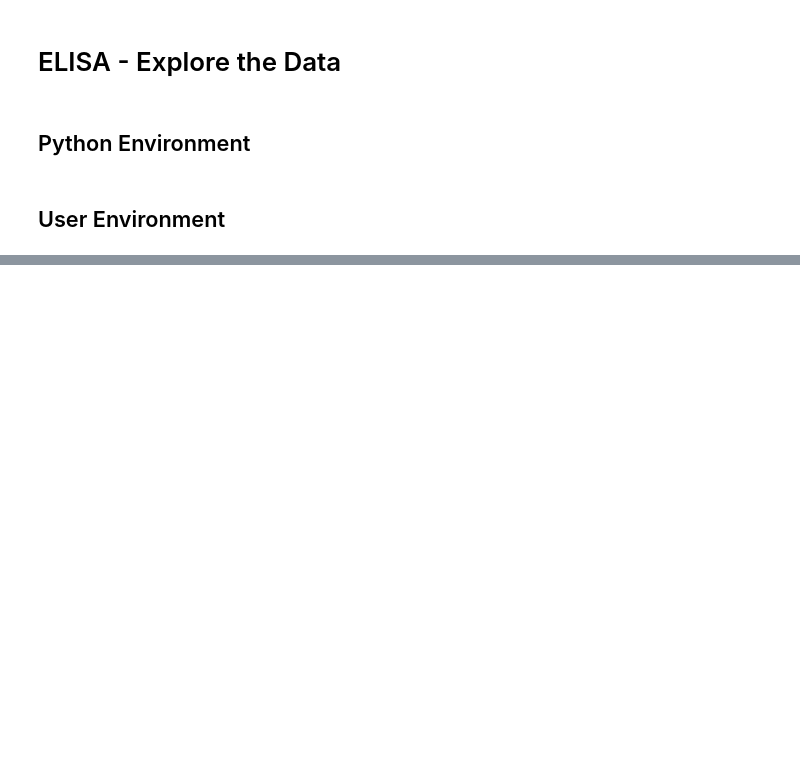
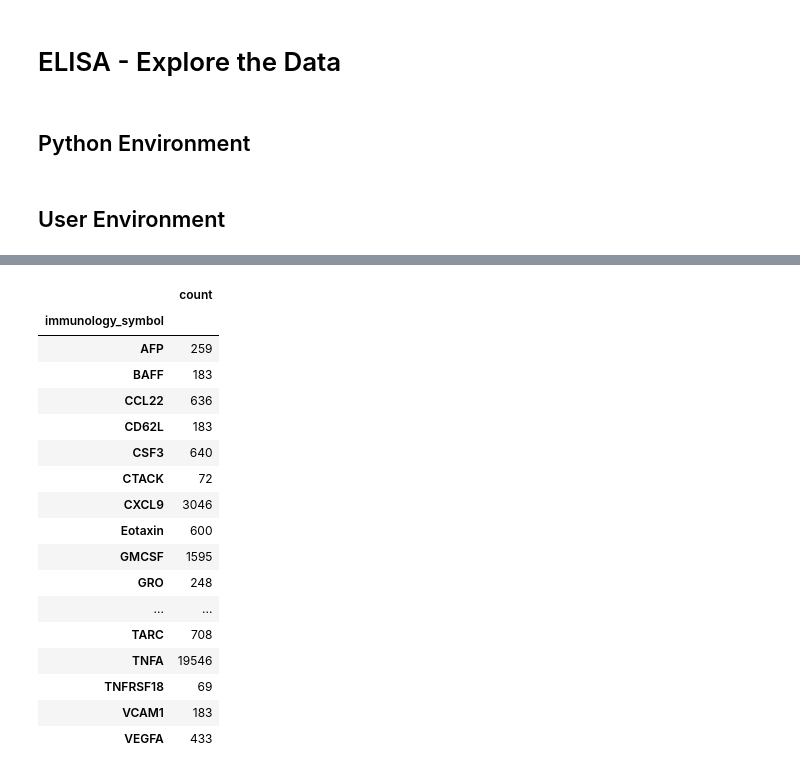
Before and after one commit to johnmcampbell13/SharedDataGraphics, a Jupyter notebook: ELISA_Explore.ipynb, the cells around one changed output, grey strips where cells are left out. Drawn from its saved outputs; the diff is of its cells as text; code cells hidden in the pictures; blank space fills up the shorter version.

```diff
--- a/ELISA_Explore.ipynb
+++ b/ELISA_Explore.ipynb
@@ -111,0 +225,24 @@ elisa_result.head(10)
+# %%
+#elisa_result.immunology_symbol.value_counts()
+analyte_preferred_count = elisa_result.groupby('immunology_symbol')['immunology_symbol'].count().to_frame()
+analyte_preferred_count.rename(columns={'immunology_symbol':'count'}, inplace=True)
+analyte_preferred_count
+# %% [output]
+|  | count |
+| immunology_symbol |  |
+| AFP | 259 |
+| BAFF | 183 |
+| CCL22 | 636 |
+| CD62L | 183 |
+| CSF3 | 640 |
+| CTACK | 72 |
+| CXCL9 | 3046 |
+| Eotaxin | 600 |
+| GMCSF | 1595 |
+| GRO | 248 |
+| ... | ... |
+| TARC | 708 |
+| TNFA | 19546 |
+| TNFRSF18 | 69 |
+| VCAM1 | 183 |
+| VEGFA | 433 |
```
Also changed, not shown: parts of 20 cells of this notebook.
